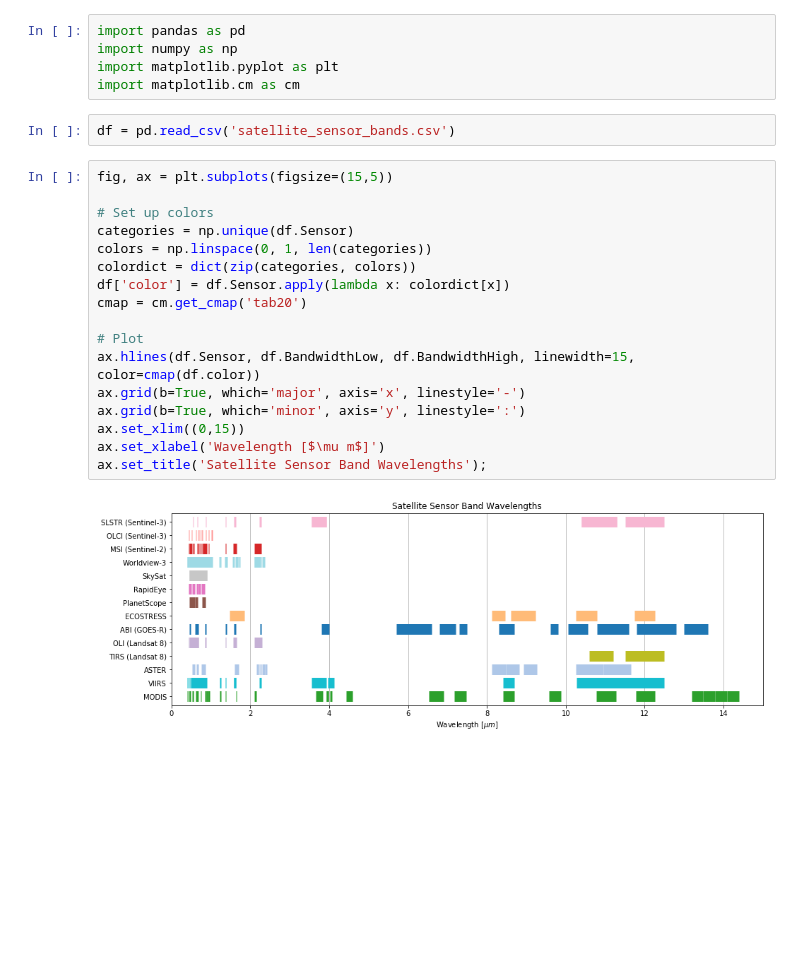
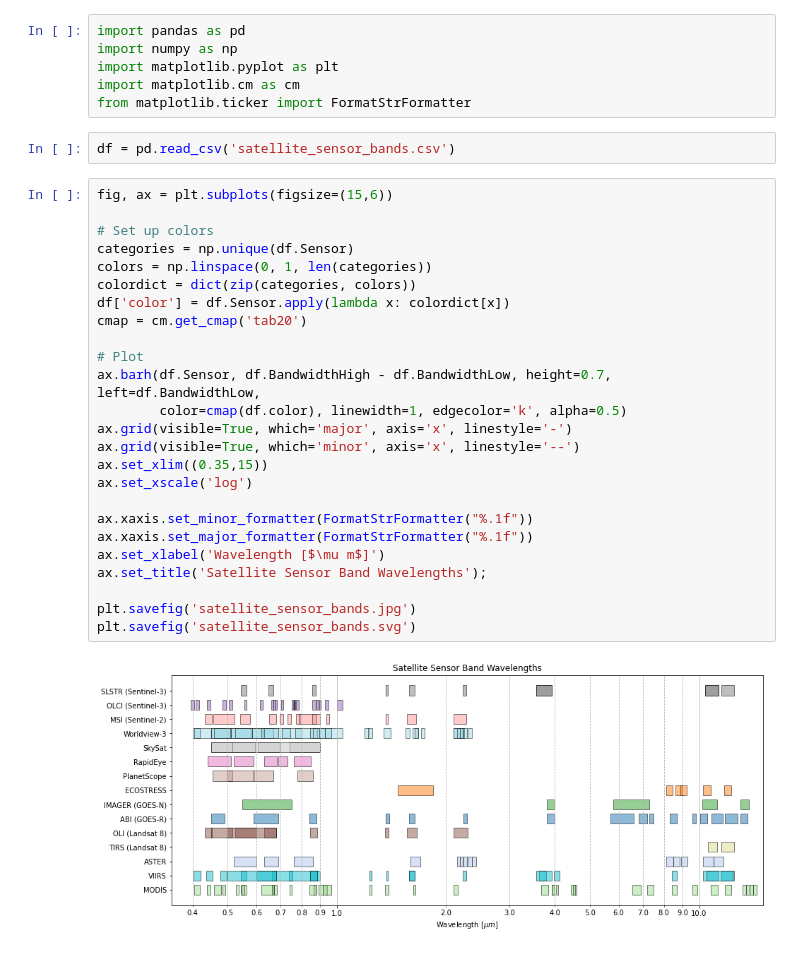
Before and after one commit to spestana/sensor-bands, a Jupyter notebook: make-plot.ipynb, the cells around one changed output. Drawn from its saved outputs; the diff is of its cells as text; blank space fills up the shorter version.

Commit message:
Add GOES IMAGER, update plot and readme

```diff
--- a/make-plot.ipynb
+++ b/make-plot.ipynb
@@ -3,24 +3,33 @@ import pandas as pd
 import numpy as np
 import matplotlib.pyplot as plt
 import matplotlib.cm as cm
+from matplotlib.ticker import FormatStrFormatter
 # %%
 df = pd.read_csv('satellite_sensor_bands.csv')
 # %%
-fig, ax = plt.subplots(figsize=(15,5))
+fig, ax = plt.subplots(figsize=(15,6))
 
 # Set up colors
 categories = np.unique(df.Sensor)
 colors = np.linspace(0, 1, len(categories))
 colordict = dict(zip(categories, colors))
 df['color'] = df.Sensor.apply(lambda x: colordict[x])
 cmap = cm.get_cmap('tab20')
 
 # Plot
-ax.hlines(df.Sensor, df.BandwidthLow, df.BandwidthHigh, linewidth=15, color=cmap(df.color))
-ax.grid(b=True, which='major', axis='x', linestyle='-')
-ax.grid(b=True, which='minor', axis='y', linestyle=':')
-ax.set_xlim((0,15))
+ax.barh(df.Sensor, df.BandwidthHigh - df.BandwidthLow, height=0.7, left=df.BandwidthLow,
+        color=cmap(df.color), linewidth=1, edgecolor='k', alpha=0.5)
+ax.grid(visible=True, which='major', axis='x', linestyle='-')
+ax.grid(visible=True, which='minor', axis='x', linestyle='--')
+ax.set_xlim((0.35,15))
+ax.set_xscale('log')
+
+ax.xaxis.set_minor_formatter(FormatStrFormatter("%.1f"))
+ax.xaxis.set_major_formatter(FormatStrFormatter("%.1f"))
 ax.set_xlabel('Wavelength [$\mu m$]')
 ax.set_title('Satellite Sensor Band Wavelengths');
+
+plt.savefig('satellite_sensor_bands.jpg')
+plt.savefig('satellite_sensor_bands.svg')
 # %% [output]
-[figure, old version]
+[figure, new version]
```
Also changed, not shown: 4 other files.
